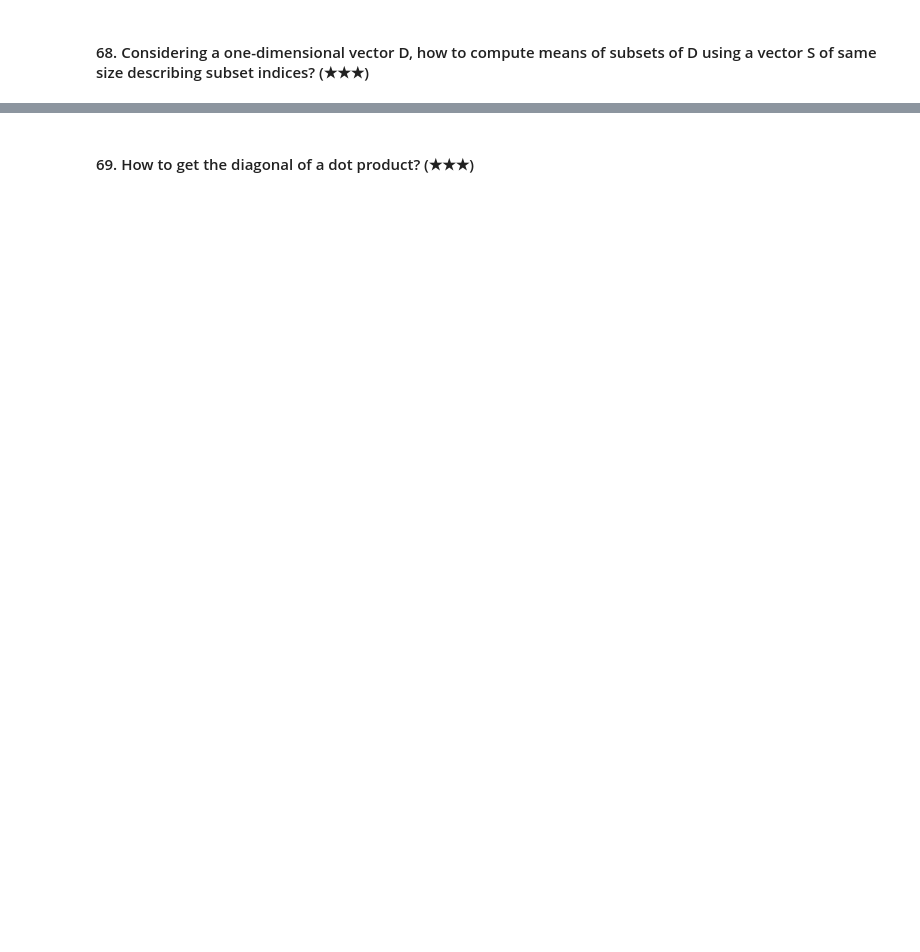
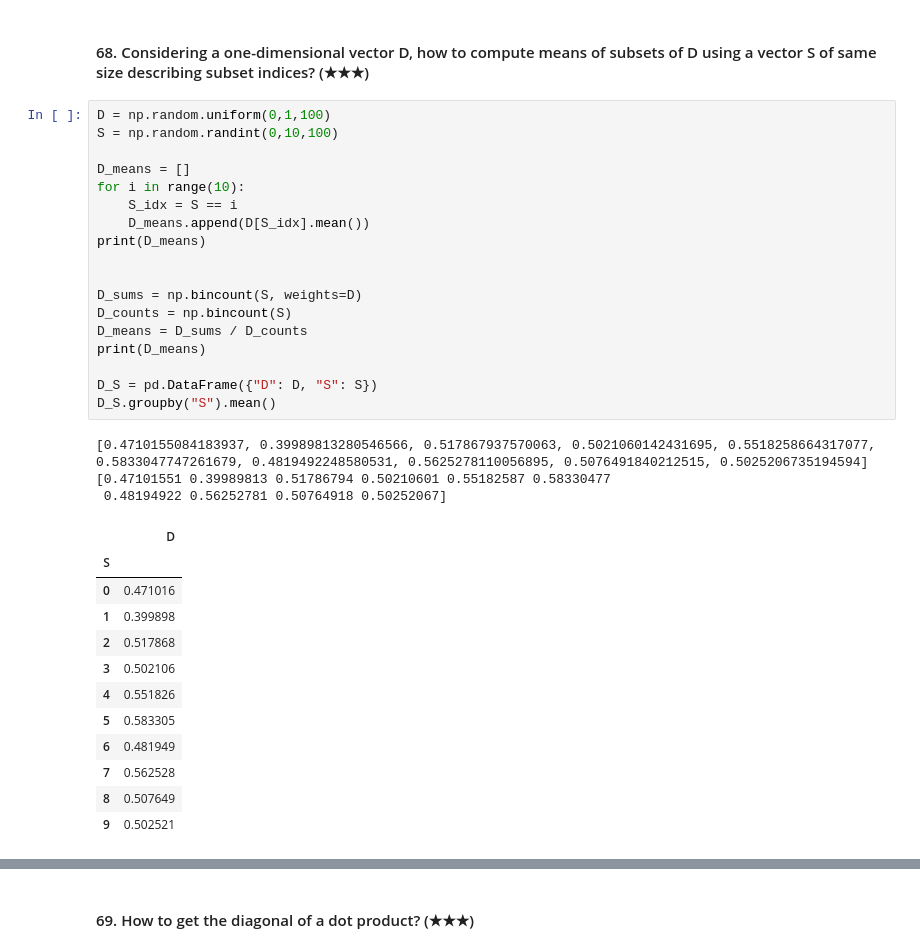
Before and after one commit to CHU1PC/numpy-100, a Jupyter notebook: 100_Numpy_exercises.ipynb, the cells around one changed output, grey strips where cells are left out. Cells and saved outputs as stored; diff of their text form; blank space fills up the shorter version.

```diff
--- a/100_Numpy_exercises.ipynb
+++ b/100_Numpy_exercises.ipynb
@@ -1387,2 +1404,36 @@ print(colors.shape)
 # %% [markdown]
 #### 68. Considering a one-dimensional vector D, how to compute means of subsets of D using a vector S of same size describing subset  indices? (★★★)
+# %%
+D = np.random.uniform(0,1,100)
+S = np.random.randint(0,10,100)
+
+D_means = []
+for i in range(10):
+    S_idx = S == i
+    D_means.append(D[S_idx].mean())
+print(D_means)
+
+
+D_sums = np.bincount(S, weights=D)
+D_counts = np.bincount(S)
+D_means = D_sums / D_counts
+print(D_means)
+
+D_S = pd.DataFrame({"D": D, "S": S})
+D_S.groupby("S").mean()
+# %% [output]
+[0.4710155084183937, 0.39989813280546566, 0.517867937570063, 0.5021060142431695, 0.5518258664317077, 0.5833047747261679, 0.4819492248580531, 0.5625278110056895, 0.5076491840212515, 0.5025206735194594]
+[0.47101551 0.39989813 0.51786794 0.50210601 0.55182587 0.58330477
+ 0.48194922 0.56252781 0.50764918 0.50252067]
+|  | D |
+| S |  |
+| 0 | 0.471016 |
+| 1 | 0.399898 |
+| 2 | 0.517868 |
+| 3 | 0.502106 |
+| 4 | 0.551826 |
+| 5 | 0.583305 |
+| 6 | 0.481949 |
+| 7 | 0.562528 |
+| 8 | 0.507649 |
+| 9 | 0.502521 |
```
Also changed, not shown: parts of 5 cells of this notebook.
